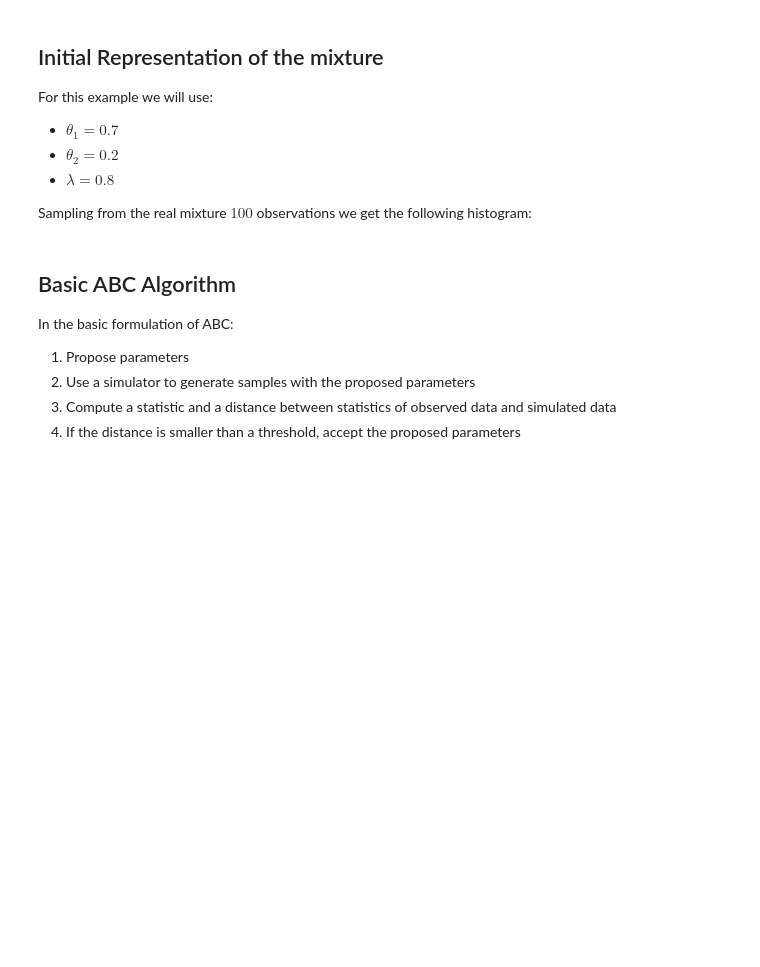
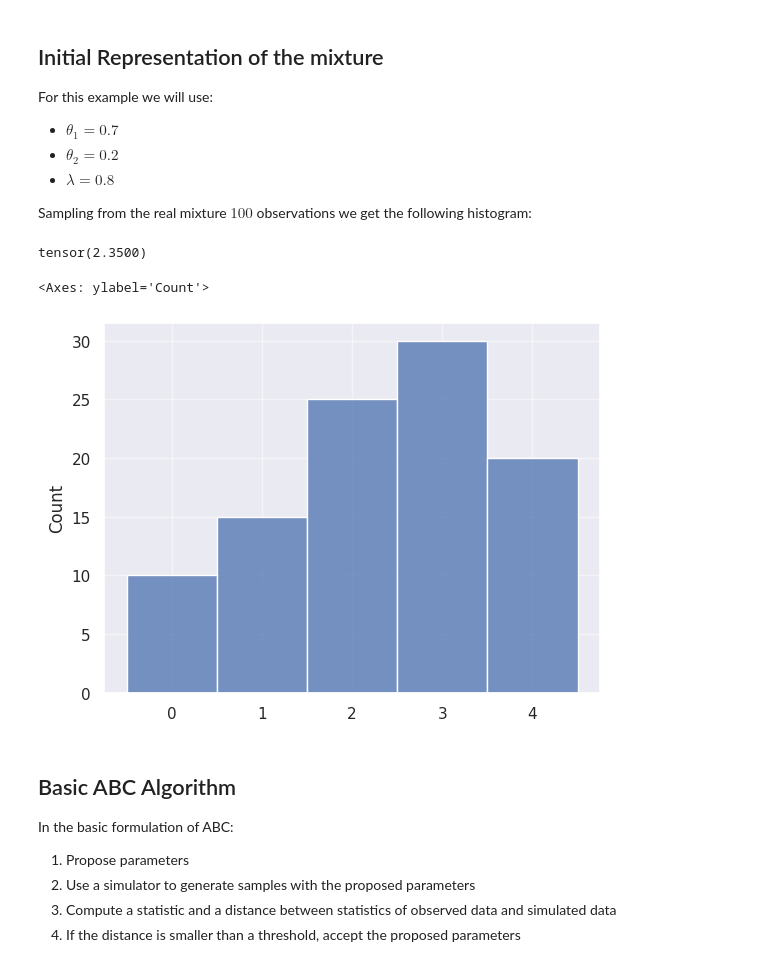
Before and after one commit to cMancio00/ABC, a Jupyter notebook: notebooks/ABC.ipynb, the cells around one changed output. Drawn from its saved outputs; the diff is of its cells as text; code cells hidden in the pictures; blank space fills up the shorter version.

```diff
--- a/notebooks/ABC.ipynb
+++ b/notebooks/ABC.ipynb
@@ -33,16 +33,25 @@ Sampling from the real mixture $100$ observations we get the following histogram
 # %%
 import matplotlib.pyplot as plt
 import torch
+from sympy.stats import density
+
 from simulator import GenerativeProcess, BinomialMixtureSimulator
 import seaborn as sns
 
 sns.set_theme(style="darkgrid")
 
 torch.manual_seed(1)
-x_obs = GenerativeProcess(0.7, 0.2, 0.8).mixture.sample((100,))
+real_theta1 = 0.7
+real_theta2 = 0.2
+real_rate=0.8
+x_obs = GenerativeProcess(real_theta1, real_theta2, real_rate).mixture.sample((100,))
 s_obs = x_obs.mean()
 print(s_obs)
 sns.histplot(x_obs, discrete=True)
+# %% [output]
+tensor(2.3500)
+<Axes: ylabel='Count'>
+[figure, added]
 # %% [markdown]
 ## Basic ABC Algorithm
 
```
Also changed, not shown: parts of 8 cells of this notebook, 3 other files.
